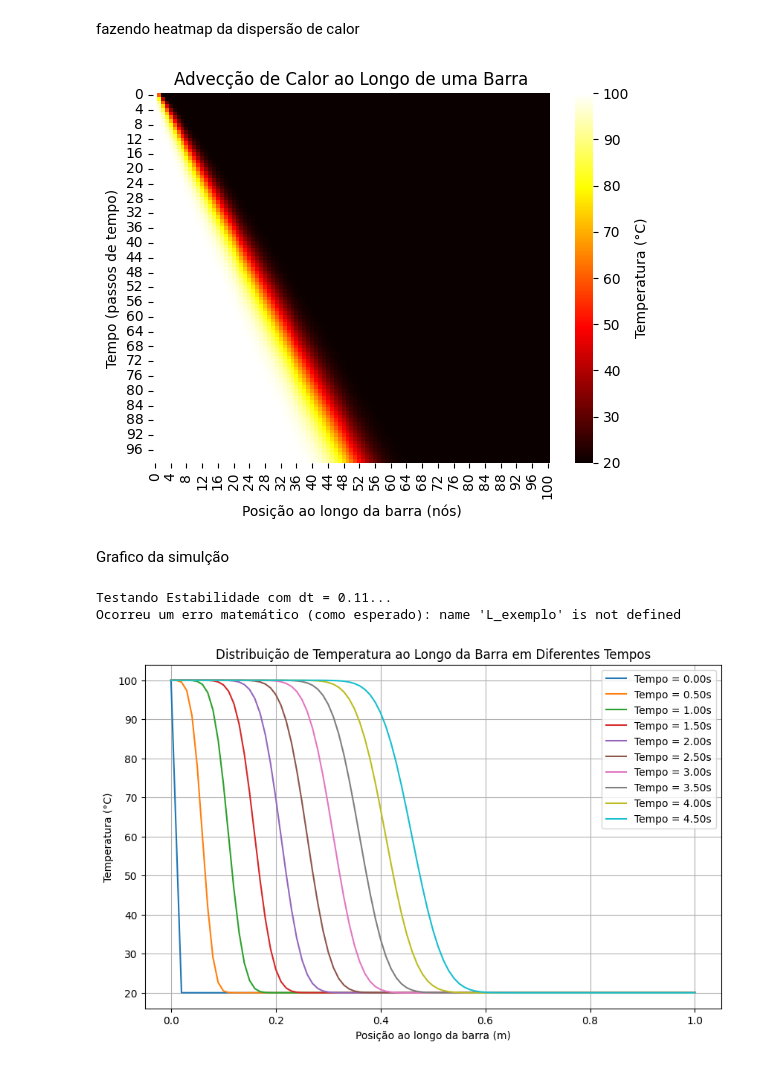
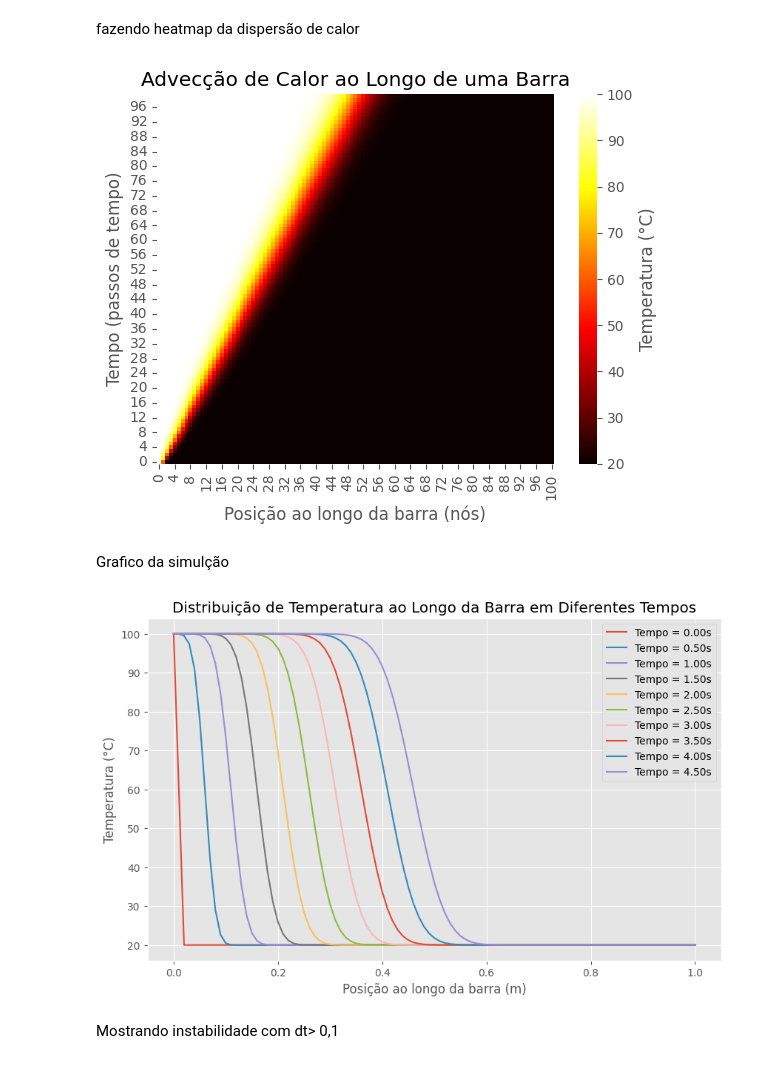
Before and after one commit to italorosq/M-todos-Num-ricos-para-EDO-S-E-EDP-S, a Jupyter notebook: trabalho3.ipynb, the cells around one changed output. Saved outputs shown, nothing was run; the diff lists cells and outputs as text; code cells hidden in the pictures.

```diff
--- a/trabalho3.ipynb
+++ b/trabalho3.ipynb
@@ -7,6 +7,9 @@ import time
 import os
 import matplotlib.pyplot as plt
 import seaborn as sns
+
+%matplotlib inline
+plt.style.use('ggplot')
 # %% [markdown]
 Definindo os parâmetros
 # %%
@@ -64,51 +67,14 @@ fazendo heatmap da dispersão de calor
 # %%
 sns.heatmap(y, cmap='hot', cbar_kws={'label': 'Temperatura (°C)'})
 plt.xlabel('Posição ao longo da barra (nós)')
 plt.ylabel('Tempo (passos de tempo)')
 plt.title('Advecção de Calor ao Longo de uma Barra')
+plt.gca().invert_yaxis()  # Inverte o eixo y: tempo 0 no topo
 plt.show()
 # %% [output]
-[figure, old version]
+[figure, new version]
 # %% [markdown]
 Grafico da simulção
-# %%
-# --- Simulação INSTÁVEL (Proposital) ---
-
-# Vamos aumentar o passo de tempo para violar a condição CFL
-# Se dx = 0.01 e u = 0.1, o limite é dt <= 0.1.
-# Vamos usar dt = 0.11 para forçar o erro (C = 1.1).
-
-dt_instavel = 0.11
-
-print(f"Testando Estabilidade com dt = {dt_instavel}...")
-
-# Rodar o solver com o dt "ruim"
-# Nota: Pode ser que o python solte um aviso de "overflow" (número muito grande), é normal aqui.
-try:
-    x_inst, hist_inst = adveccao(L_exemplo, u_exemplo, n_exemplo, dt_instavel,
-                                 2.0, T_ini_exemplo, T_cont_exemplo) # Simula só 2 segundos
-
-    # Plotar o desastre
-    plt.figure(figsize=(10, 6))
-
-    # Pegamos apenas alguns instantes, pois logo vai explodir
-    tempos_para_ver = list(hist_inst.keys())[:10] # Primeiros 10 passos
-
-    for t in tempos_para_ver:
-        plt.plot(x_inst, hist_inst[t], label=f't={t:.2f}s')
-
-    plt.title(f"Demonstração de Instabilidade (CFL > 1)")
-    plt.xlabel("Posição x [m]")
-    plt.ylabel("Temperatura [°C]")
-    plt.legend()
-    plt.grid(True)
-    plt.show()
-
-except Exception as e:
-    print(f"Ocorreu um erro matemático (como esperado): {e}")
-# %% [output]
-Testando Estabilidade com dt = 0.11...
-Ocorreu um erro matemático (como esperado): name 'L_exemplo' is not defined
 # %%
 plt.figure(figsize=(10,6))
 for i in range(0, len(y), max(1, len(y)//10)):
@@ -120,4 +86,6 @@ plt.legend()
 plt.grid(True)
 plt.show()
 # %% [output]
-[figure, old version]
+[figure, new version]
+# %% [markdown]
+Mostrando instabilidade com dt> 0,1
```
Also changed, not shown: parts of 4 cells of this notebook.
